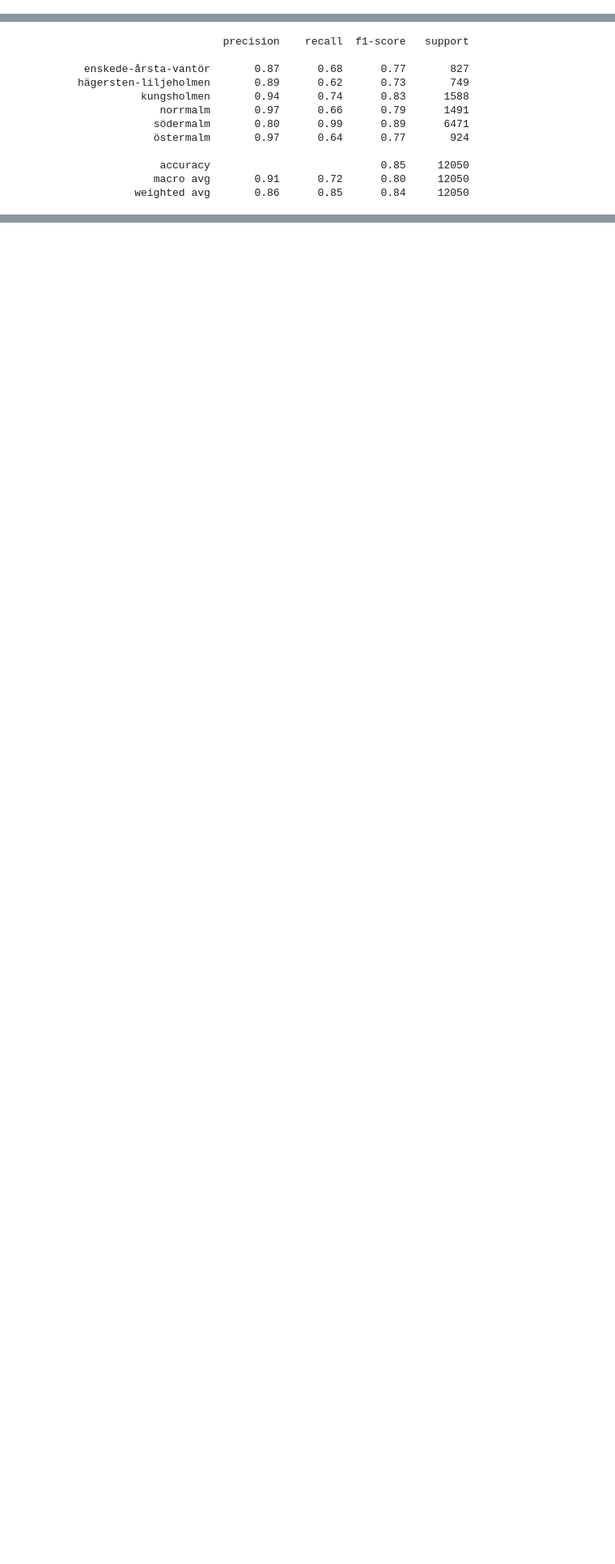
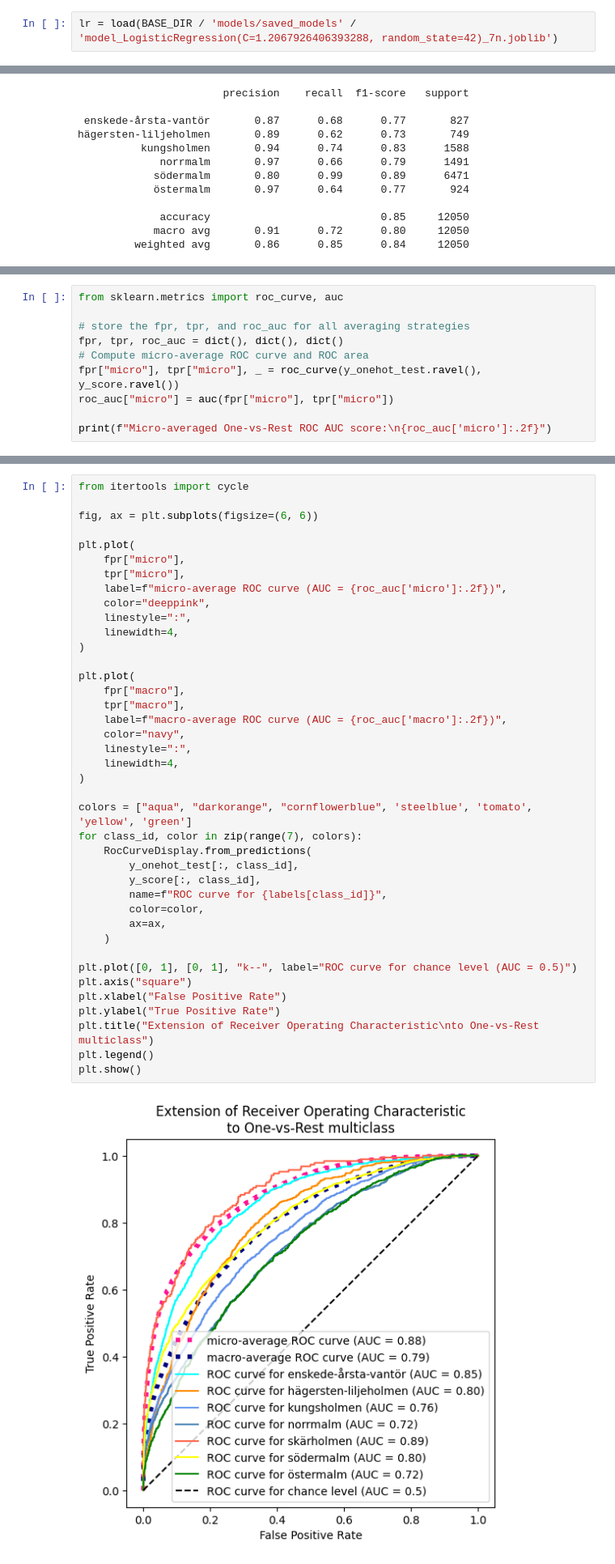
Before and after one commit to TanjaDS/Examensarbete_Airbnb, a Jupyter notebook: models/text_classification.ipynb, the cells around one changed output, grey strips where cells are left out. Shown at 81% size. Cells and saved outputs as stored; diff of their text form; blank space fills up the shorter version.

```diff
--- a/models/text_classification.ipynb
+++ b/models/text_classification.ipynb
@@ -236,3 +236,5 @@ importances = importances.sort_values('GBR', ascending=True)
 fig = px.bar(importances.nlargest(20, 'GBR'), x='GBR', y='Feature')
 fig.update_xaxes(title='F-score')
 fig.update_yaxes(tickmode='linear')
+# %%
+lr = load(BASE_DIR / 'models/saved_models' / 'model_LogisticRegression(C=1.2067926406393288, random_state=42)_7n.joblib')
@@ -299,0 +366,10 @@ hägersten-liljeholmen       0.89      0.62      0.73       749
+# %%
+from sklearn.metrics import roc_curve, auc
+
+# store the fpr, tpr, and roc_auc for all averaging strategies
+fpr, tpr, roc_auc = dict(), dict(), dict()
+# Compute micro-average ROC curve and ROC area
+fpr["micro"], tpr["micro"], _ = roc_curve(y_onehot_test.ravel(), y_score.ravel())
+roc_auc["micro"] = auc(fpr["micro"], tpr["micro"])
+
+print(f"Micro-averaged One-vs-Rest ROC AUC score:\n{roc_auc['micro']:.2f}")
@@ -299,0 +403,42 @@ hägersten-liljeholmen       0.89      0.62      0.73       749
+# %%
+from itertools import cycle
+
+fig, ax = plt.subplots(figsize=(6, 6))
+
+plt.plot(
+    fpr["micro"],
+    tpr["micro"],
+    label=f"micro-average ROC curve (AUC = {roc_auc['micro']:.2f})",
+    color="deeppink",
+    linestyle=":",
+    linewidth=4,
+)
+
+plt.plot(
+    fpr["macro"],
+    tpr["macro"],
+    label=f"macro-average ROC curve (AUC = {roc_auc['macro']:.2f})",
+    color="navy",
+    linestyle=":",
+    linewidth=4,
+)
+
+colors = ["aqua", "darkorange", "cornflowerblue", 'steelblue', 'tomato', 'yellow', 'green']
+for class_id, color in zip(range(7), colors):
+    RocCurveDisplay.from_predictions(
+        y_onehot_test[:, class_id],
+        y_score[:, class_id],
+        name=f"ROC curve for {labels[class_id]}",
+        color=color,
+        ax=ax,
+    )
+
+plt.plot([0, 1], [0, 1], "k--", label="ROC curve for chance level (AUC = 0.5)")
+plt.axis("square")
+plt.xlabel("False Positive Rate")
+plt.ylabel("True Positive Rate")
+plt.title("Extension of Receiver Operating Characteristic\nto One-vs-Rest multiclass")
+plt.legend()
+plt.show()
+# %% [output]
+[figure, added]
```
Also changed, not shown: parts of 16 cells of this notebook, 11 other files.
